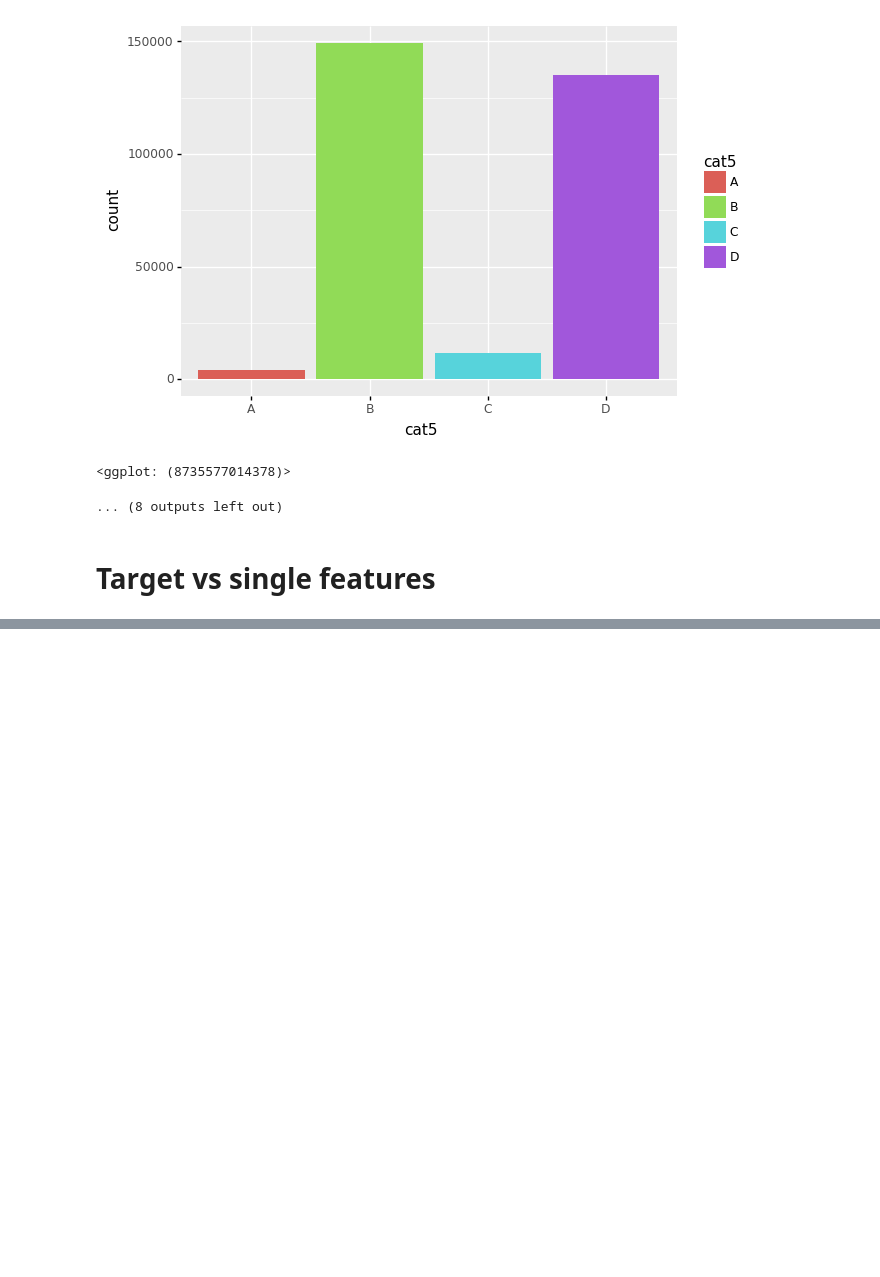
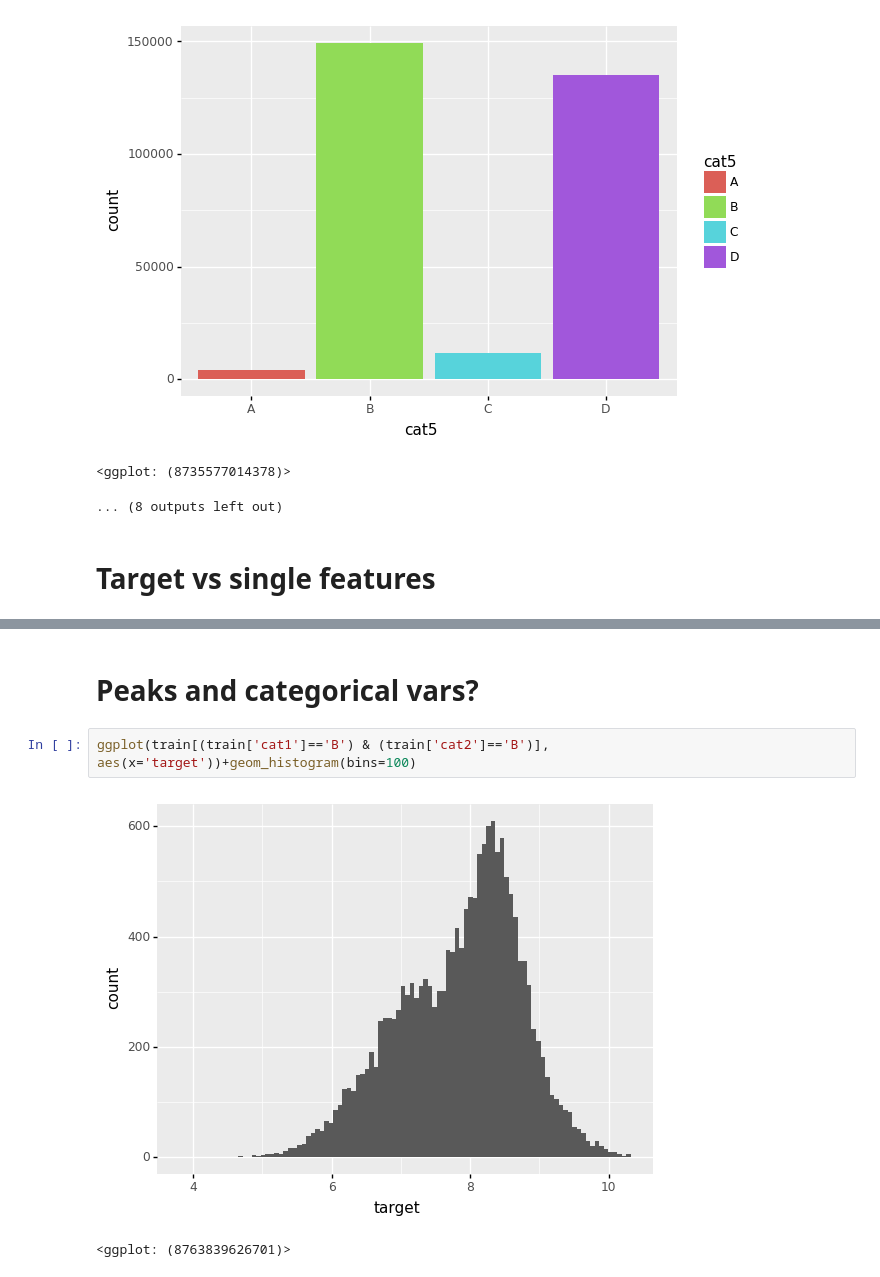
Before and after one commit to herwinvw/TabularPlaygroundFeb2021, a Jupyter notebook: ExplorativeDataAnalysis.ipynb, the cells around one changed output, grey strips where cells are left out. Saved outputs shown, nothing was run; the diff lists cells and outputs as text; blank space fills up the shorter version.

```diff
--- a/ExplorativeDataAnalysis.ipynb
+++ b/ExplorativeDataAnalysis.ipynb
@@ -185 +185,8 @@ for cat in cat_cols:
 ... (8 outputs left out)
+# %% [markdown]
+# Peaks and categorical vars?
+# %%
+ggplot(train[(train['cat1']=='B') & (train['cat2']=='B')], aes(x='target'))+geom_histogram(bins=100)
+# %% [output]
+[figure, added]
+<ggplot: (8763839626701)>
```
Also changed, not shown: parts of 6 cells of this notebook, 6 other files.
